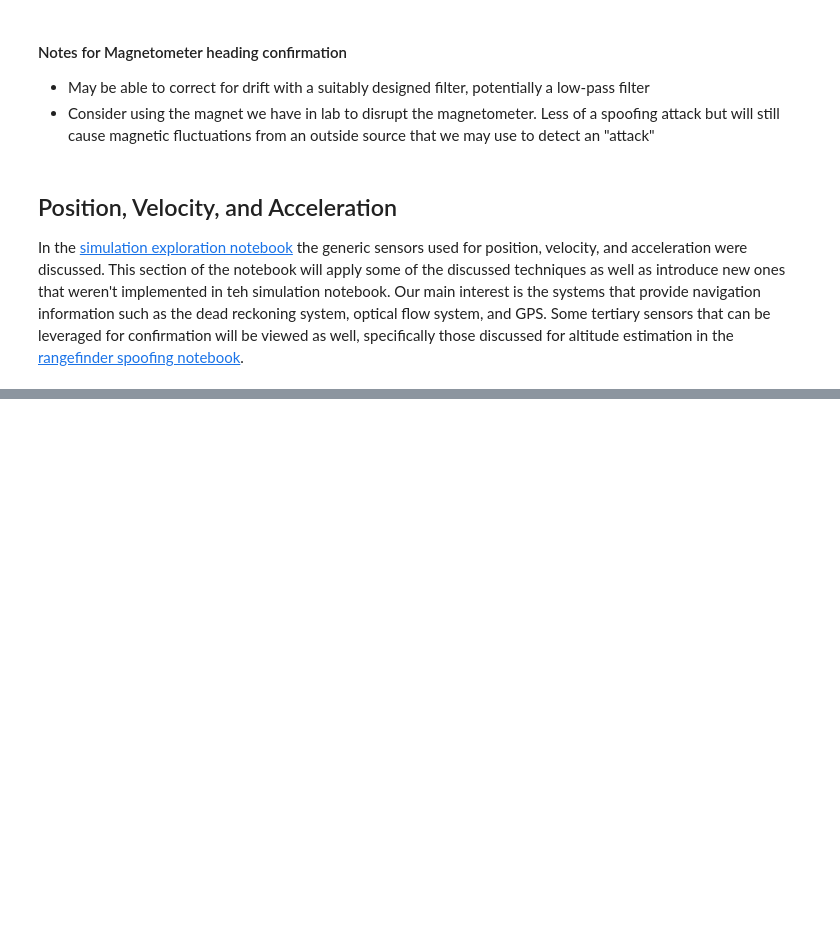
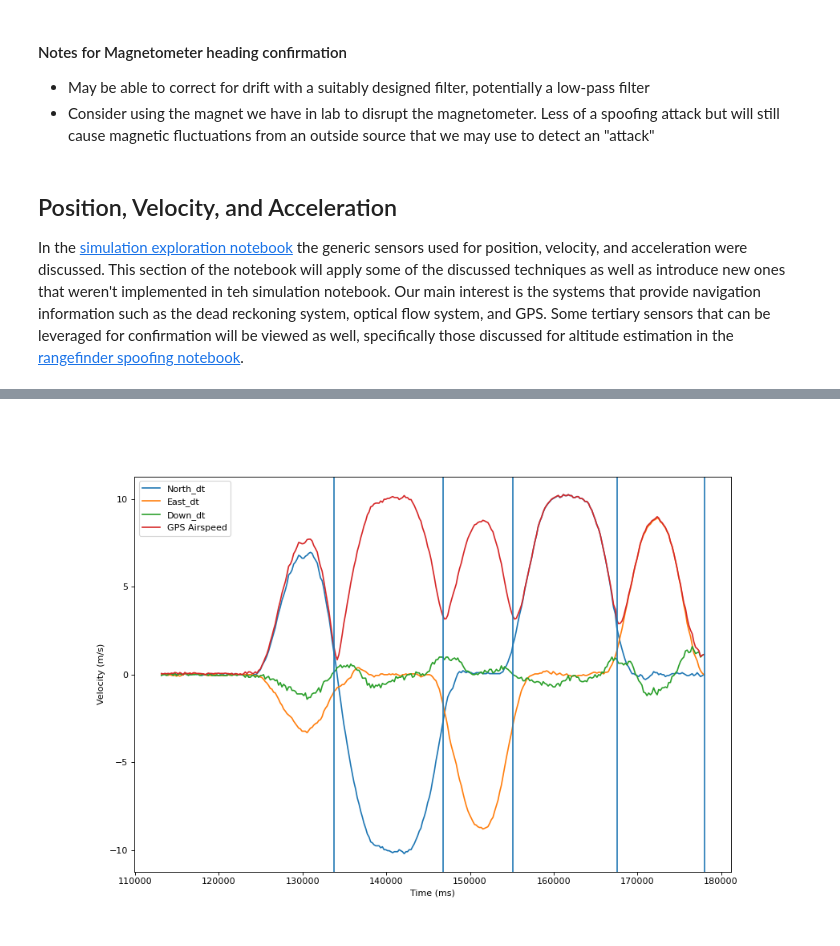
Before and after one commit to BaileySri/Practical-Software-Defense-for-GPS-Spoofing-on-a-Hobby-UAV-Offline, a Jupyter notebook: notebooks/0.1-bks-benign.ipynb, the cells around one changed output, grey strips where cells are left out. Saved outputs shown, nothing was run; the diff lists cells and outputs as text; code cells hidden in the pictures; blank space fills up the shorter version.

Commit message:
geodetic2ned finished, Dead reckoing WIP

```diff
--- a/notebooks/0.1-bks-benign.ipynb
+++ b/notebooks/0.1-bks-benign.ipynb
@@ -278,0 +316,16 @@ those discussed for altitude estimation in the
+# %%
+from confirmation.process import geodetic2ned
+
+gps = geodetic2ned(gpsMS.lat, gpsMS.lng, gpsMS.gpAlt)
+gps_north = change_in_signal(gps.North)/(gpsMS.gpsMS.diff().mean()/1000)
+gps_east = change_in_signal(gps.East)/(gpsMS.gpsMS.diff().mean()/1000)
+gps_down = change_in_signal(gps.Down/100)/(gpsMS.gpsMS.diff().mean()/1000)
+# %%
+from confirmation.process import length
+
+simple_time_plot([gpsMS.gpsMS[1:], gpsMS.gpsMS[1:], gpsMS.gpsMS[1:], gpsMS.gpsMS[1:]],
+                 [gps_north, gps_east, gps_down, length([gps_north, gps_east, gps_down], name="GPS Airspeed")],
+                 ["ms","Velocity (m/s)"],
+                 lines=[WP1[1]/1000, WP2[1]/1000, WP3[1]/1000, WP4[1]/1000, WP5[1]/1000])
+# %% [output]
+[figure, added]
```
Also changed, not shown: parts of 16 cells of this notebook, 2 other files.
